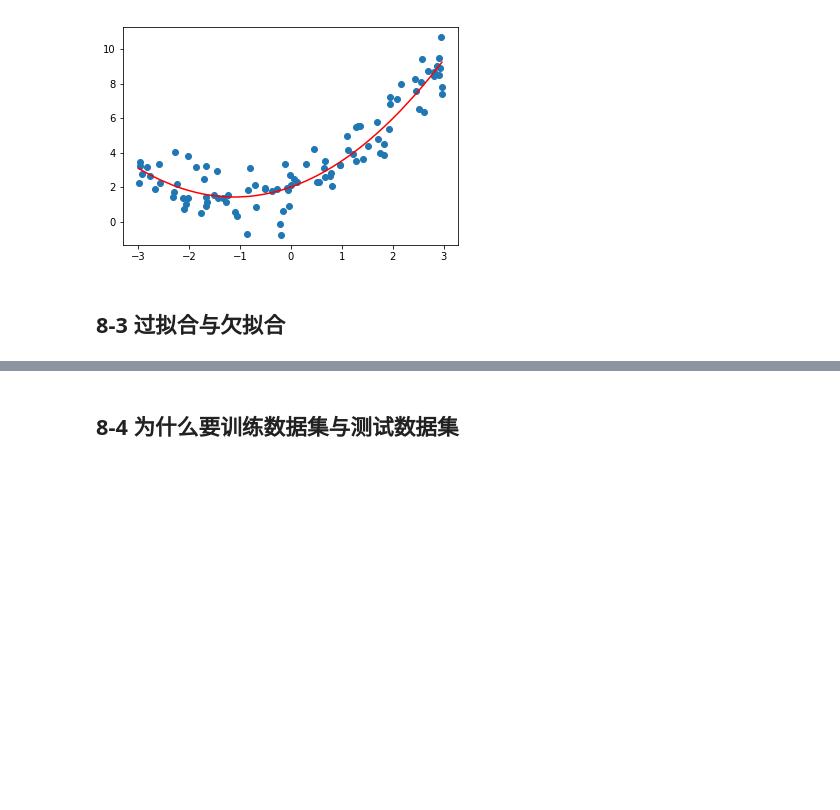
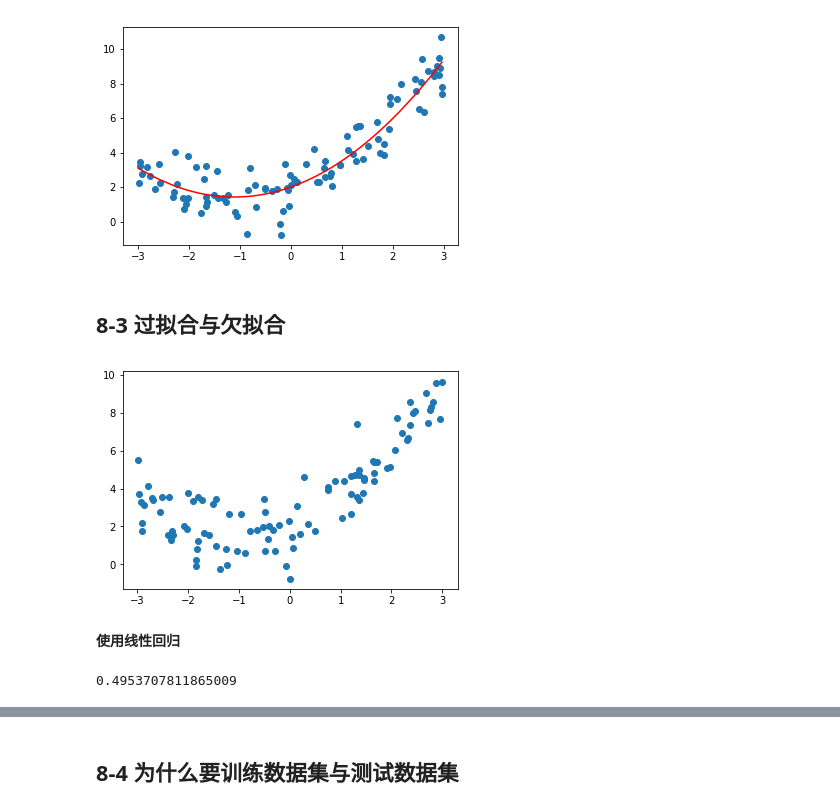
Before and after one commit to JinNiuMengMeng/deep_learn, a Jupyter notebook: Data_Handle/Python3入门机器学习算法与应用-慕课/08_第八章-多项式回归与模型泛化.ipynb, the cells around one changed output, grey strips where cells are left out. Saved outputs shown, nothing was run; the diff lists cells and outputs as text; code cells hidden in the pictures; blank space fills up the shorter version.

```diff
--- a/Data_Handle/Python3入门机器学习算法与应用-慕课/08_第八章-多项式回归与模型泛化.ipynb
+++ b/Data_Handle/Python3入门机器学习算法与应用-慕课/08_第八章-多项式回归与模型泛化.ipynb
@@ -173,4 +170,23 @@ import matplotlib.pyplot as plt
 # %%
+import numpy as np
+import matplotlib.pyplot as plt
+
 np.random.seed(666)
-x = np.random.uniform(1, 10, size=100)
-y = np.random.normal(-1, 1, size=100)
+x = np.random.uniform(-3.0, 3.0, size=100)
+X = x.reshape(-1, 1)
+y = 0.5 * x**2 + x + 2 + np.random.normal(0, 1, size=100)
+
+plt.scatter(x, y)
+plt.show()
+# %% [output]
+[figure, added]
+# %% [markdown]
+**使用线性回归**
+# %%
+from sklearn.linear_model import LinearRegression
+
+lin_reg = LinearRegression()
+lin_reg.fit(X, y)
+lin_reg.score(X, y)
+# %% [output]
+0.4953707811865009
```
Also changed, not shown: parts of 66 cells of this notebook, 18 other files.
